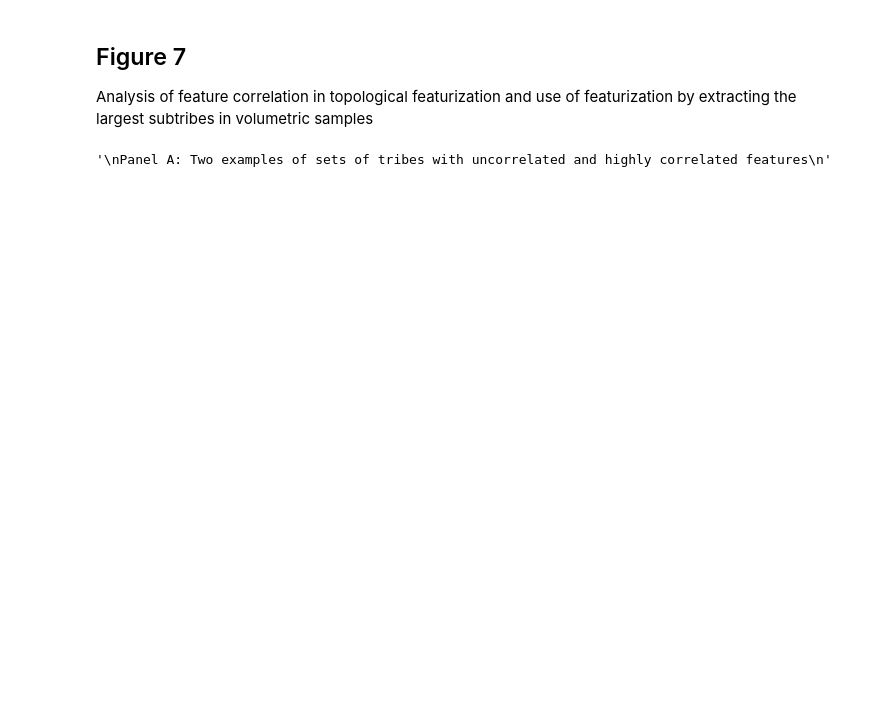
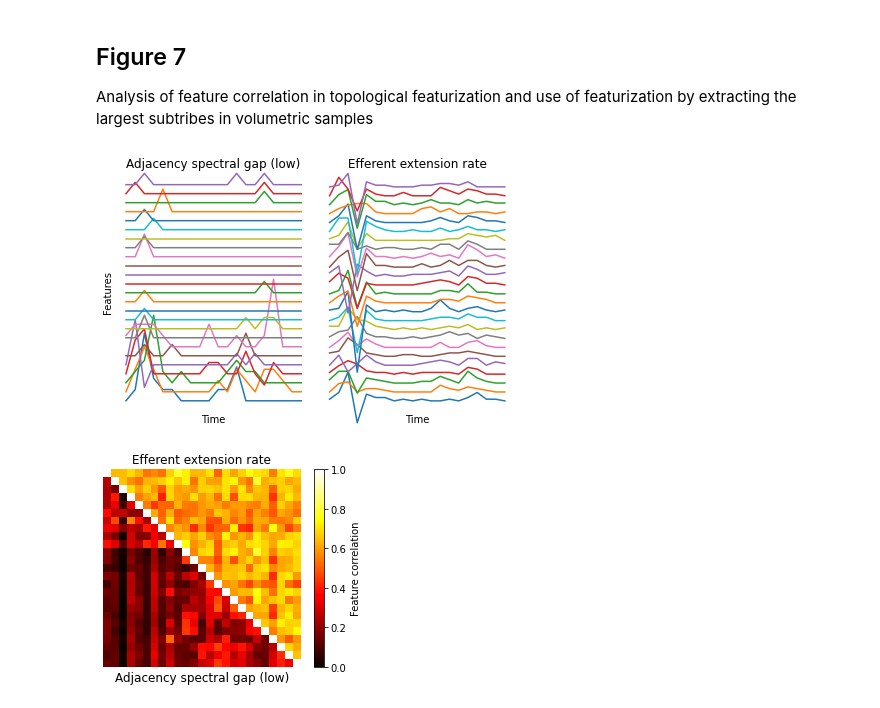
Before and after one commit to BlueBrain/topological_sampling, a Jupyter notebook: notebooks/Figure 7.ipynb, the cells around one changed output. Saved outputs shown, nothing was run; the diff lists cells and outputs as text; code cells hidden in the pictures; blank space fills up the shorter version.

```diff
--- a/notebooks/Figure 7.ipynb
+++ b/notebooks/Figure 7.ipynb
@@ -8,6 +8,8 @@ from toposample.data import read_h5_dataset, read_multiple_h5_datasets
 from figure_helper import FigureHelper
 from matplotlib import pyplot as plt
 from matplotlib import cm
+from matplotlib import colors
+from plot_helpers import adjust_color_brightness
 import json
 import h5py
 import numpy
@@ -22,9 +24,13 @@ fn_features_acc = cfg._cfg['analyzed']['classifier_features_results']
 """
 Additional parameterization, like which examples to plot and in which color
 """
-# Panel-B
-col_param = 'tab:green' # Parameter sampling
-col_vol = 'tab:blue' # Volumetric sampling
+# Panel-A
+param_spec_sel = ['Adjacency spectral gap (low)', 'Efferent extension rate'] # Two examples of specifiers (parameter sampling) with low/high correlation
+
+# Panel-B/C/D/E
+col_param = 'tab:green' # Color for parameter sampling
+col_vol = 'tab:blue' # Color for volumetric sampling
+col_subtr = 'tab:red' # Color for subtribes in volumetric samples
 
 """
 To save plots in standardized locations, i.e. under ./figures
@@ -63,13 +68,48 @@ ec_mcc = ec_cc.map(f_pw_mean)
 
 # Mean accuracy over CV repetitions
 ftr_acc = ftr_acc.map(numpy.nanmean)
-# %%
-"""
-Panel A: Two examples of sets of tribes with uncorrelated and highly correlated features
-"""
-# To be added...
-# %% [output]
-'\nPanel A: Two examples of sets of tribes with uncorrelated and highly correlated features\n'
+# %%
+"""
+Panel A: Two examples of sets of tribes with uncorrelated and highly correlated features
+"""
+# Alternative 1: Feature values over time
+fig = plt.figure(figsize=(6, 4))
+trial_sel = 0
+ftr_sel = [ec_ftr.get2(sampling='Parameter', specifier=param_spec_sel[idx])[:, :, trial_sel] for idx in range(len(param_spec_sel))]
+for sel_idx, ftr in enumerate(ftr_sel):
+    plt.subplot(1, len(ftr_sel), sel_idx + 1)
+    offset = (ftr.max() - ftr.min()) * 0.1
+    for ftr_idx in range(ftr.shape[1]):
+        plt.plot(ftr[:, ftr_idx] + ftr_idx * offset, clip_on=False)
+    plt.title(param_spec_sel[sel_idx])
+    plt.xticks([])
+    plt.yticks([])
+    plt.box(False)
+    plt.xlabel('Time')
+    plt.ylim((-offset, (ftr.shape[1] - 1) * offset + ftr[:, -1].max()))
+    if sel_idx == 0:
+        plt.ylabel('Features')
+plt.tight_layout()
+F.save(fig, "Panel-A1")
+
+# Alternative 2: Pairwise feature correlation matrices (2 examples combined)
+assert len(param_spec_sel) == 2, 'ERROR: Two specifiers required!'
+fig = plt.figure(figsize=(4, 3.5))
+cc_mat1 = ec_cc.get2(sampling='Parameter', specifier=param_spec_sel[0])
+cc_mat2 = ec_cc.get2(sampling='Parameter', specifier=param_spec_sel[1])
+cc_mat_comb = numpy.tril(cc_mat1, 0) + numpy.triu(cc_mat2, 1)
+plt.imshow(cc_mat_comb, clim=(0, 1), cmap=cm.hot)
+plt.box(False)
+plt.xticks([])
+plt.yticks([])
+plt.xlabel(param_spec_sel[0], fontsize=12)
+plt.title(param_spec_sel[1], fontsize=12)
+plt.tight_layout()
+plt.colorbar(label='Feature correlation')
+F.save(fig, "Panel-A2")
+# %% [output]
+[figure, added]
+[figure, added]
 # %%
 """
 Panel B: Average feature correlation for champion and volumetric samples
```
Also changed, not shown: parts of 8 cells of this notebook, 1 other file.
